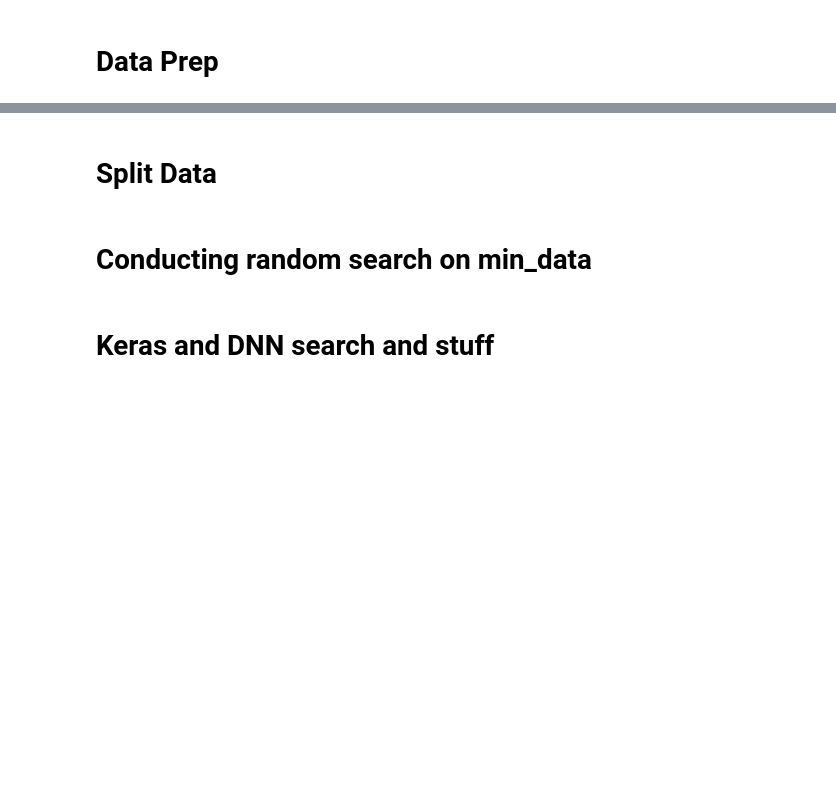
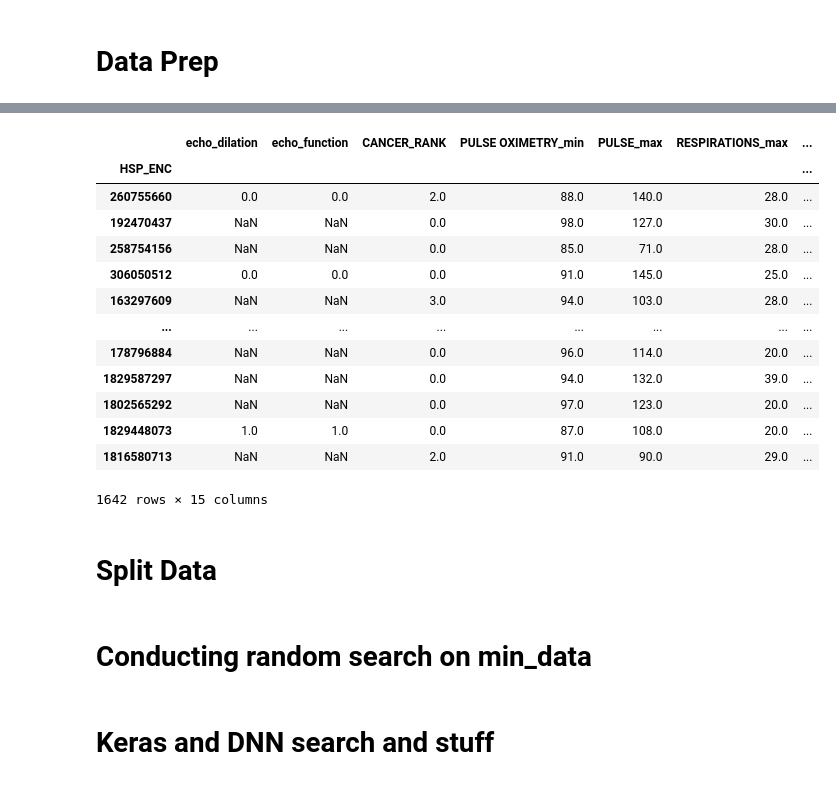
Before and after one commit to NCBI-Codeathons/NOVEL-CLINICAL-PREDICTION-APPROACHES-TO-MANAGING-CARE-FOR-ACUTE-PULMONARY-EMBOLISM-PATIENTS, a Jupyter notebook: model_optimization.ipynb, the cells around one changed output, grey strips where cells are left out. Cells and saved outputs as stored; diff of their text form; code cells hidden in the pictures; blank space fills up the shorter version.

```diff
--- a/model_optimization.ipynb
+++ b/model_optimization.ipynb
@@ -347,5 +353,6 @@ output_data = merge_registry(output_data, registry_df)
 output_data = merge_vitals(output_data, data_path)
 output_data = merge_co_morbid(output_data, data_path)
 output_data = merge_labs(output_data, data_path)
+output_data = merge_age_gender(output_data, encounter_df)
 outcome = output_data.pop('B48hr')
 output_data['B48hr']=outcome
@@ -416,6 +443,7 @@ cols_to_keep = [
     'BNP_STATUS',
     'TROPONIN_MAX',
     'TROPONIN_STATUS',
+    'ENC_AGE', 'GENDER',
     'B48hr'
 ]
 # %%
@@ -439,5 +473,9 @@ min_data
+# %%
+min_data['GENDER'] = min_data['GENDER'].replace({'MALE':1, 'FEMALE':0})
 # %%
 min_data['CPR'] = min_data['CPR'].replace('CPR', 1)
+# %%
+min_data = min_data.loc[:, 'echo_dilation':'B48hr']
 # %%
 min_data.shape
 # %% [output]
@@ -445,3 +483,20 @@ min_data.shape
+# %%
+min_data
+# %% [output]
+|  | echo_dilation | echo_function | CANCER_RANK | PULSE OXIMETRY_min | PULSE_max | RESPIRATIONS_max | ... |
+| HSP_ENC |  |  |  |  |  |  | ... |
+| 260755660 | 0.0 | 0.0 | 2.0 | 88.0 | 140.0 | 28.0 | ... |
+| 192470437 | NaN | NaN | 0.0 | 98.0 | 127.0 | 30.0 | ... |
+| 258754156 | NaN | NaN | 0.0 | 85.0 | 71.0 | 28.0 | ... |
+| 306050512 | 0.0 | 0.0 | 0.0 | 91.0 | 145.0 | 25.0 | ... |
+| 163297609 | NaN | NaN | 3.0 | 94.0 | 103.0 | 28.0 | ... |
+| ... | ... | ... | ... | ... | ... | ... | ... |
+| 178796884 | NaN | NaN | 0.0 | 96.0 | 114.0 | 20.0 | ... |
+| 1829587297 | NaN | NaN | 0.0 | 94.0 | 132.0 | 39.0 | ... |
+| 1802565292 | NaN | NaN | 0.0 | 97.0 | 123.0 | 20.0 | ... |
+| 1829448073 | 1.0 | 1.0 | 0.0 | 87.0 | 108.0 | 20.0 | ... |
+| 1816580713 | NaN | NaN | 2.0 | 91.0 | 90.0 | 29.0 | ... |
+1642 rows × 15 columns
 # %% [markdown]
 # Split Data
 # %%
```
Also changed, not shown: parts of 13 cells of this notebook, 1 other file.
